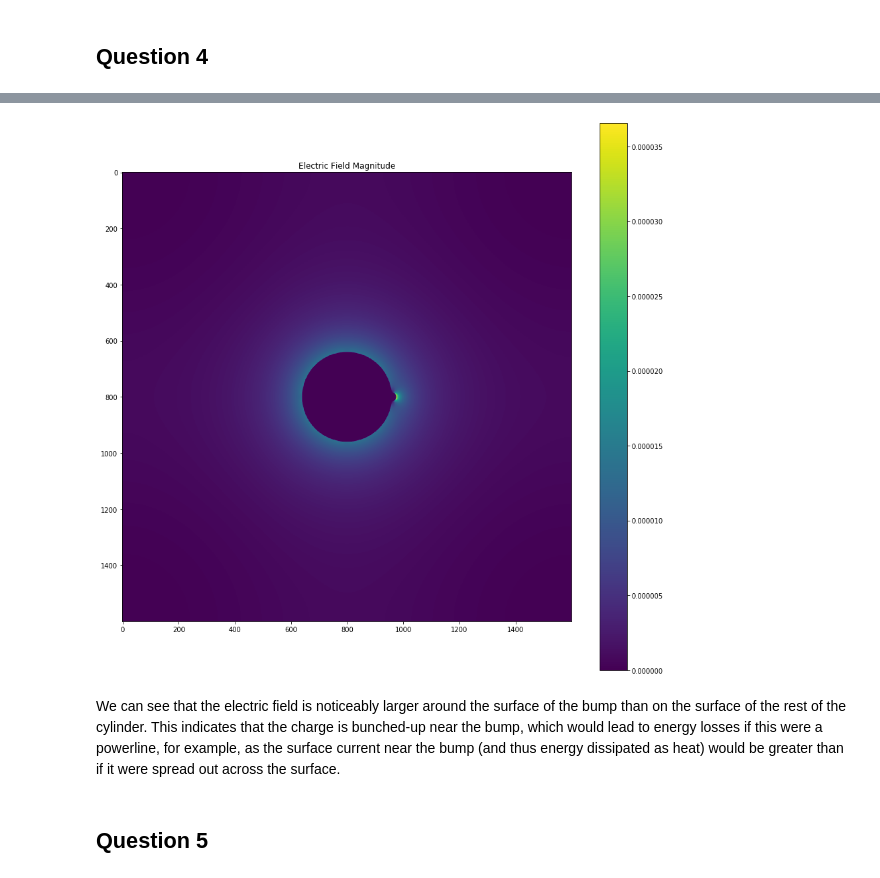
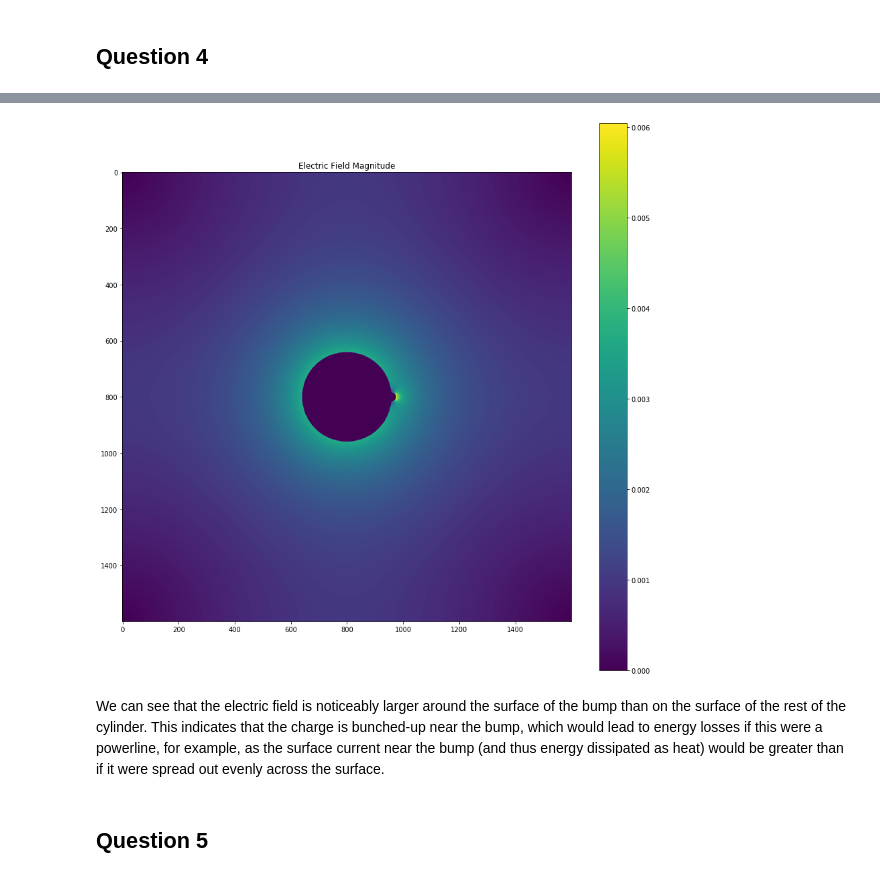
Before and after one commit to ChristianIvanov422/Phys512-Assignments, a Jupyter notebook: Assignment-5/Assignment 5.ipynb, the cells around one changed output, grey strips where cells are left out. Drawn from its saved outputs; the diff is of its cells as text; code cells hidden in the pictures.

```diff
--- a/Assignment-5/Assignment 5.ipynb
+++ b/Assignment-5/Assignment 5.ipynb
@@ -146,17 +165,21 @@ R = n/10
 
 mask, bc = cylinder(n,R)
 V=np.zeros([n,n])
+
 b=-(bc[1:-1,0:-2]+bc[1:-1,2:]+bc[:-2,1:-1]+bc[2:,1:-1])/4.0
 r=b-Ax(V,mask)
 p=r.copy()
 rtr=np.sum(r*r)
+err = np.sum((V-bc)**2)
 
-tol = 1e-2
+tol = 1e-8
 nsteps=0
 
 t1 = time.time()
 
-while rtr > tol:
+while err > tol:
+    V_old = V.copy()
+
     Ap=Ax(pad(p),mask)
     rtr=np.sum(r*r)
     alpha=rtr/np.sum(Ap*p)
@@ -165,10 +188,14 @@ while rtr > tol:
     beta=np.sum(rnew*rnew)/rtr
     p=rnew+beta*p
     r=rnew
+
+    err=(np.sum(V-V_old)**2)
     nsteps+=1
+
 
 t2 = time.time()
 deltat_conjgrad = t2-t1
 print('steps taken:',nsteps)
 print('elapsed time',deltat_conjgrad,'s')
+print('This is',deltat_relax/deltat_conjgrad,'times faster than the relaxation method')
 # %% [output]
@@ -177,30 +204,0 @@ elapsed time 0.09708833694458008 s
-# %%
-n=300
-R = n/10
-
-mask, bc = cylinder(n,R)
-V=np.zeros([n,n])
-b=-(bc[1:-1,0:-2]+bc[1:-1,2:]+bc[:-2,1:-1]+bc[2:,1:-1])/4.0
-r=b-Ax(V,mask)
-rtr=np.sum(r*r)
-
-tol = 1e-2
-nsteps = 0
-
-t1=time.time()
-
-while rtr > tol:
-    V[1:-1,1:-1]=(V[1:-1,0:-2]+V[1:-1,2:]+V[:-2,1:-1]+V[2:,1:-1])/4.0
-    V[mask]=bc[mask]
-
-    AX = Ax(V,mask)
-    r = b-AX
-    rtr=np.sum(r*r)
-
-    nsteps+=1
-
-t2=time.time()
-deltat_relax = t2-t1
-print('steps taken:',nsteps)
-print('elapsed time',deltat_relax,'s')
-print('This is',deltat_relax/deltat_conjgrad,'times slower than the conjugrad method')
@@ -452,16 +438,16 @@ elapsed time 60.62631869316101 s
 # %%
 E = np.gradient(V)
-E_abs = E[0]**2+E[1]**2
+E_abs = np.sqrt(E[0]**2+E[1]**2)
 
 plt.figure(figsize = [15,15])
 plt.imshow(E_abs)
 plt.colorbar()
 plt.title('Electric Field Magnitude')
 plt.show()
 # %% [output]
-[figure, old version]
+[figure, new version]
 # %% [markdown]
-We can see that the electric field is noticeably larger around the surface of the bump than on the surface of the rest of the cylinder. This indicates that the charge is bunched-up near the bump, which would lead to energy losses if this were a powerline, for example, as the surface current near the bump (and thus energy dissipated as heat) would be greater than if it were spread out across the surface.
+We can see that the electric field is noticeably larger around the surface of the bump than on the surface of the rest of the cylinder. This indicates that the charge is bunched-up near the bump, which would lead to energy losses if this were a powerline, for example, as the surface current near the bump (and thus energy dissipated as heat) would be greater than if it were spread out evenly across the surface.
 # %% [markdown]
 ## Question 5
 # %% [markdown]
```
Also changed, not shown: parts of 33 cells of this notebook.
